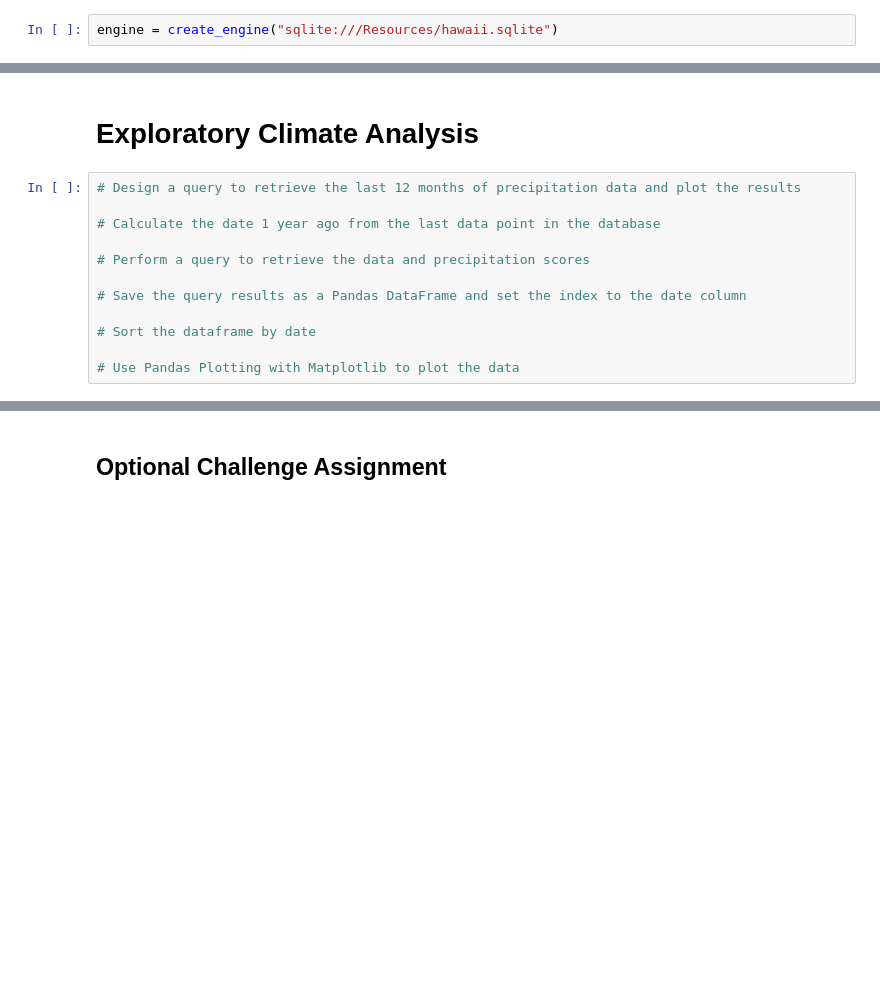
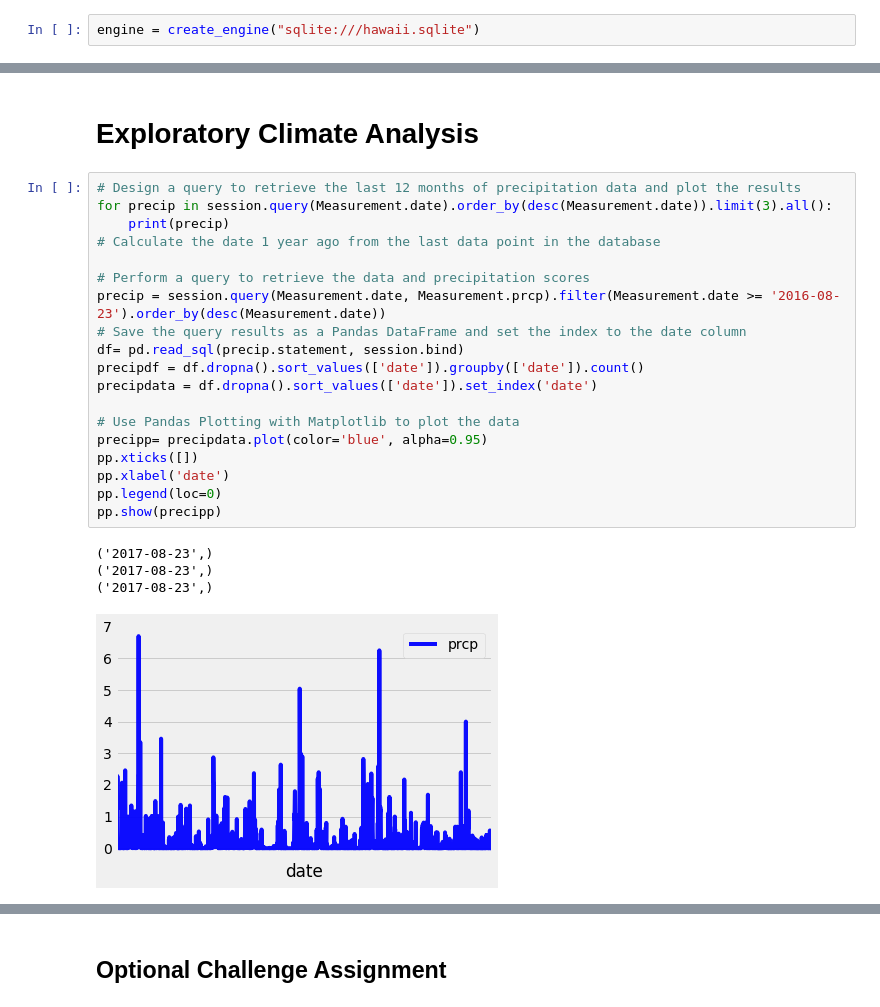
Before and after one commit to rjm3q/Postgre-SQL-Alchemy-Surfs-Up-, a Jupyter notebook: climate_starter.ipynb, the cells around one changed output, grey strips where cells are left out. Saved outputs shown, nothing was run; the diff lists cells and outputs as text; blank space fills up the shorter version.

```diff
--- a/climate_starter.ipynb
+++ b/climate_starter.ipynb
@@ -19,5 +22,5 @@ from sqlalchemy import create_engine, func
 # %%
-engine = create_engine("sqlite:///Resources/hawaii.sqlite")
+engine = create_engine("sqlite:///hawaii.sqlite")
 # %%
 # reflect an existing database into a new model
 Base = automap_base()
@@ -39,16 +69,28 @@ session = Session(engine)
 # Exploratory Climate Analysis
 # %%
 # Design a query to retrieve the last 12 months of precipitation data and plot the results
-
+for precip in session.query(Measurement.date).order_by(desc(Measurement.date)).limit(3).all():
+    print(precip)
 # Calculate the date 1 year ago from the last data point in the database
 
 # Perform a query to retrieve the data and precipitation scores
-
+precip = session.query(Measurement.date, Measurement.prcp).filter(Measurement.date >= '2016-08-23').order_by(desc(Measurement.date))
 # Save the query results as a Pandas DataFrame and set the index to the date column
-
-# Sort the dataframe by date
+df= pd.read_sql(precip.statement, session.bind)
+precipdf = df.dropna().sort_values(['date']).groupby(['date']).count()
+precipdata = df.dropna().sort_values(['date']).set_index('date')
 
 # Use Pandas Plotting with Matplotlib to plot the data
+precipp= precipdata.plot(color='blue', alpha=0.95)
+pp.xticks([])
+pp.xlabel('date')
+pp.legend(loc=0)
+pp.show(precipp)
+# %% [output]
+('2017-08-23',)
+('2017-08-23',)
+('2017-08-23',)
+[figure, added]
 # %% [markdown]
 ![precipitation](Images/precipitation.png)
 # %%
```
Also changed, not shown: parts of 14 cells of this notebook, 1 other file.
